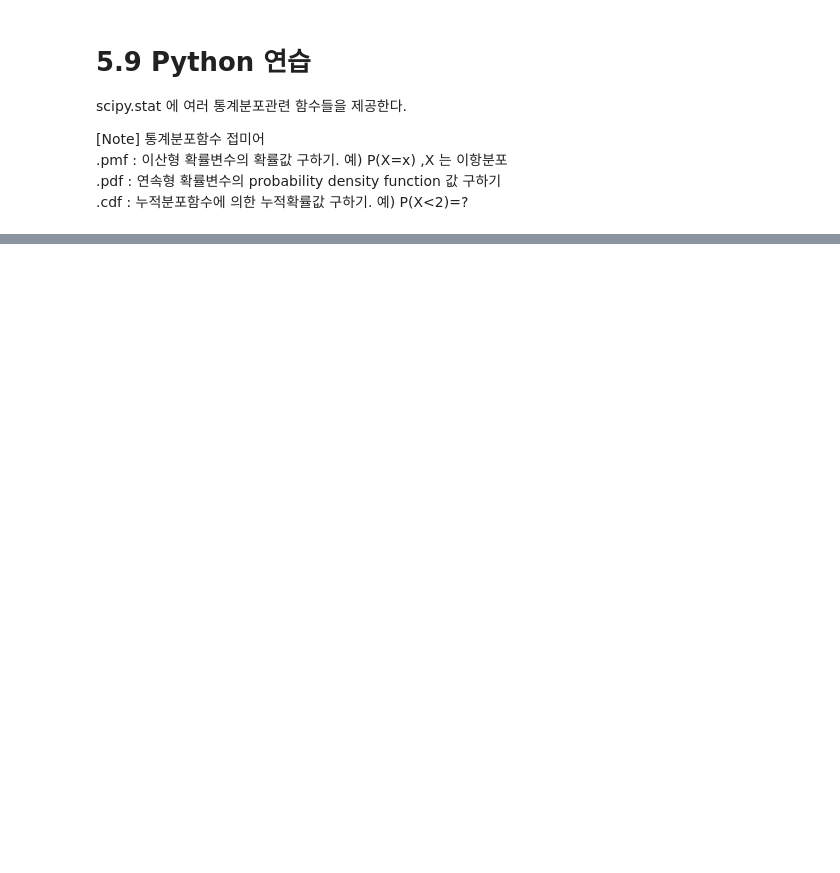
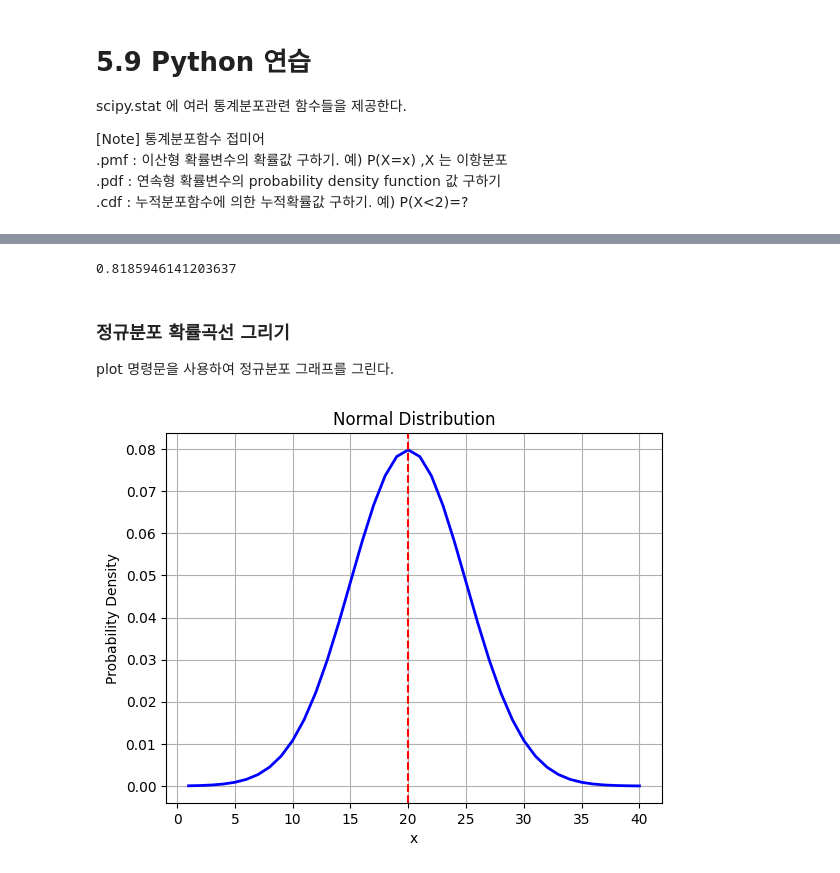
Before and after one commit to ikwak2/StatBook, a Jupyter notebook: ch5/5_9_python_prac.ipynb, the cells around one changed output, grey strips where cells are left out. Saved outputs shown, nothing was run; the diff lists cells and outputs as text; code cells hidden in the pictures; blank space fills up the shorter version.

```diff
--- a/ch5/5_9_python_prac.ipynb
+++ b/ch5/5_9_python_prac.ipynb
@@ -41,0 +18,29 @@ scipy.stats 모듈의 poisson 명령문을 사용하여 포아송분포 확률
+# %%
+# X~N(20,25) 일 때, P(15 < X < 30) 의 확률
+from scipy.stats import norm
+norm.cdf(30, loc=20, scale=5) - norm.cdf(15, loc=20, scale=5)
+
+#정규분포의 누적확률값을 나타내는 norm.cdf 명령문을 사용한다.
+#norm.cdf(x, loc=평균, scale=표준편자)
+# %% [output]
+0.8185946141203637
+# %% [markdown]
+### 정규분포 확률곡선 그리기
+ plot 명령문을 사용하여 정규분포 그래프를 그린다.
+# %%
+import numpy as np
+import matplotlib.pyplot as plt
+from scipy.stats import norm
+
+x = np.arange(1, 41) # x 데이터셋에 1에서 40까지의 정수를 대입한다.
+y = norm.pdf(x, loc=20, scale=5) # y 데이터셋에서는 norm.pdf를 이용하여 x값에 상응하는 평균이 20이고 표준편차가 5인 정규분포 확률값을 산출한다.
+
+plt.plot(x, y, 'b-', linewidth=2) # .plot(x축 데이터, y축 데이터, ... )
+plt.axvline(x=20, color='red', linestyle='--') # .axvline 은 세로 선을 그려주는 함수
+plt.title('Normal Distribution')
+plt.xlabel('x')
+plt.ylabel('Probability Density')
+plt.grid(True)
+plt.show()
+# %% [output]
+[figure, added]
```
Also changed, not shown: parts of 13 cells of this notebook.
